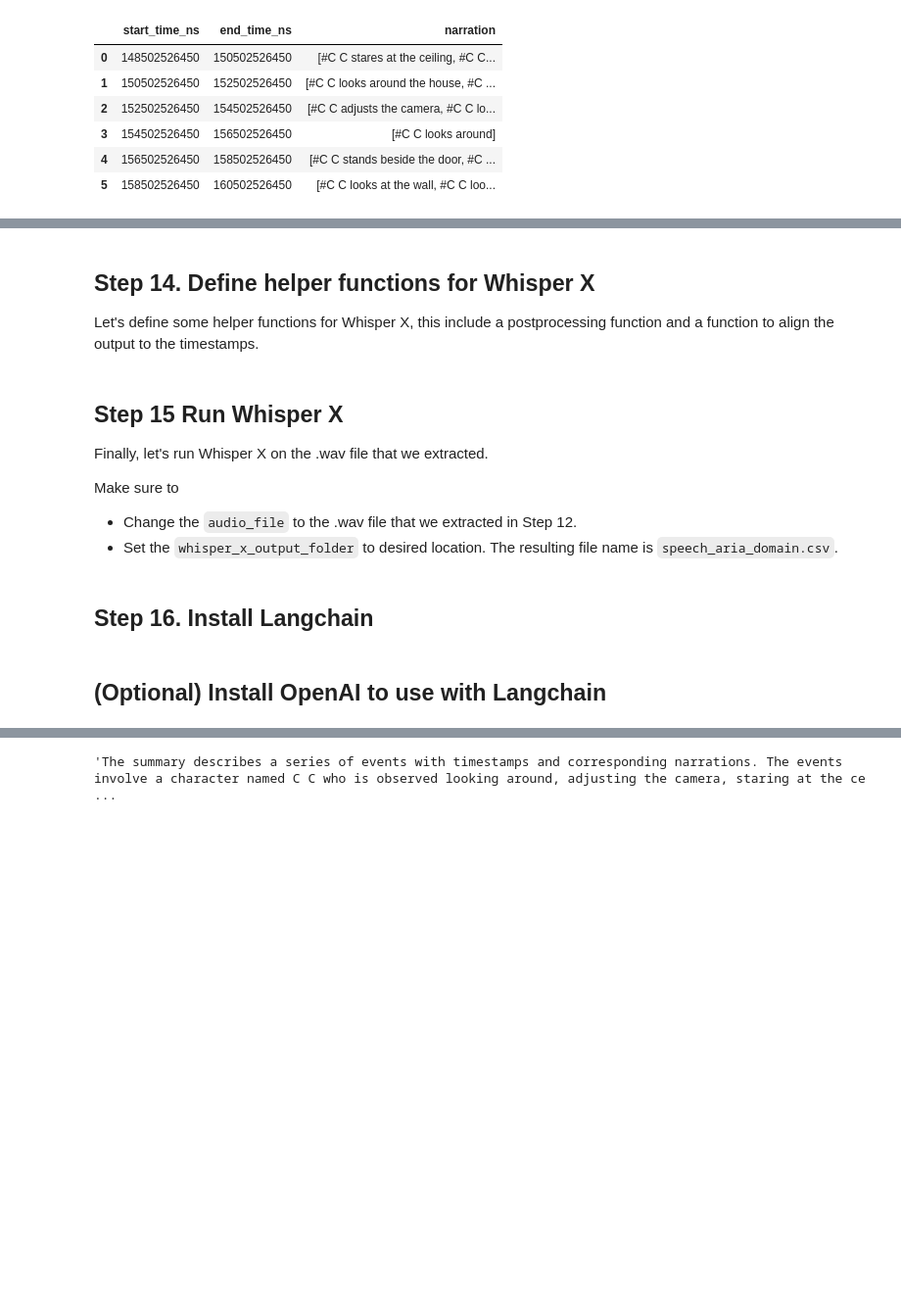
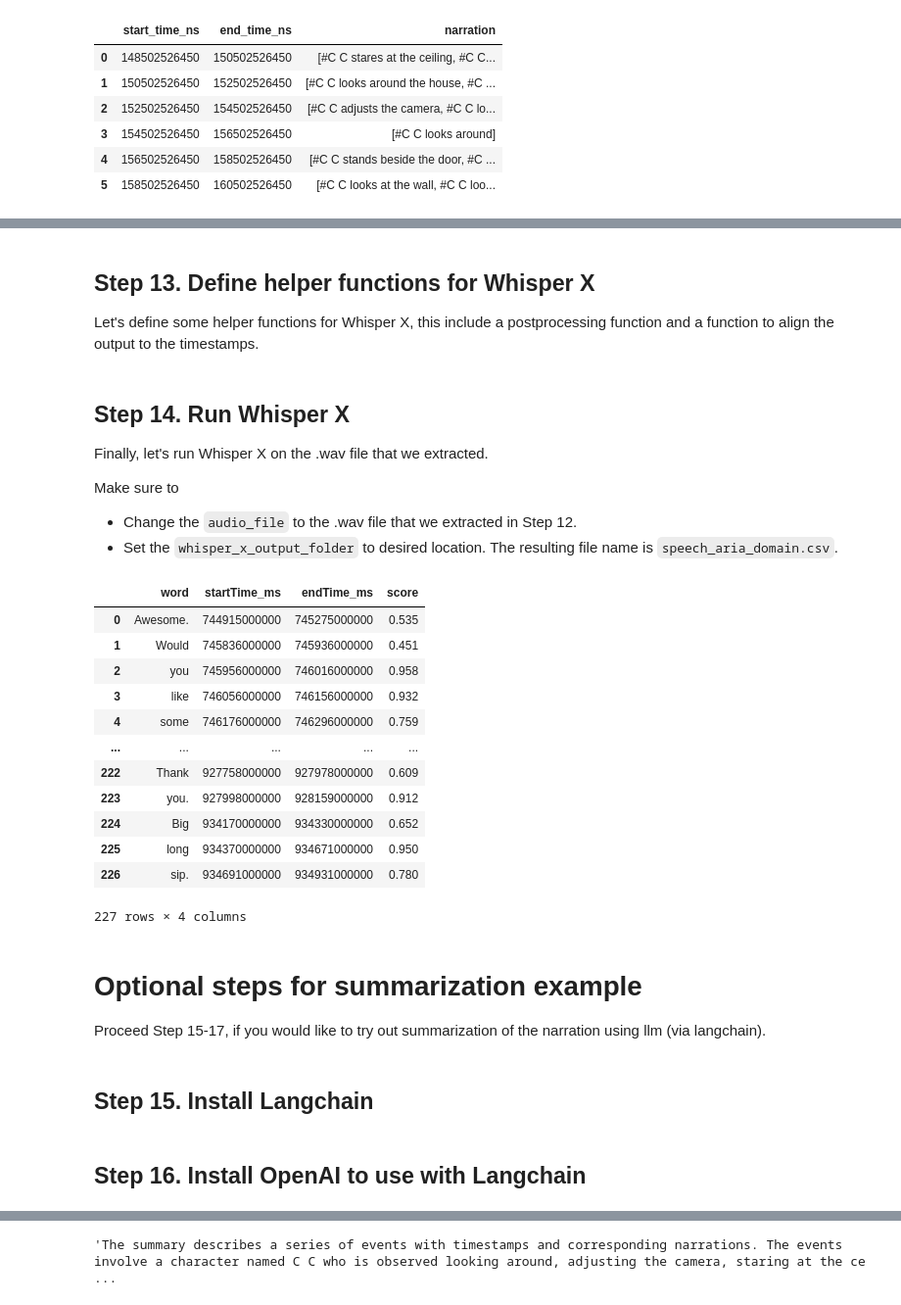
Before and after one commit to facebookresearch/personal-timeline, a Jupyter notebook: notebooks/extract_narration_tutorial.ipynb, the cells around one changed output, grey strips where cells are left out. Shown: that part at 98% size. Saved outputs shown, nothing was run; the diff lists cells and outputs as text; code cells hidden in the pictures; blank space fills up the shorter version.

```diff
--- a/notebooks/extract_narration_tutorial.ipynb
+++ b/notebooks/extract_narration_tutorial.ipynb
@@ -420,7 +423,7 @@ Whisper X is an automatic speech recognition method that provides word-level tim
 # %%
 !pip install git+https://github.com/m-bain/whisperx.git
 # %% [markdown]
-## Step 14. Define helper functions for Whisper X
+## Step 13. Define helper functions for Whisper X
 Let's define some helper functions for Whisper X, this include a postprocessing function and a function to align the output to the timestamps.
 # %%
 import logging
@@ -509,7 +515,7 @@ def run_whisperx_aria_wav(
         logging.warning(f"Cannot process {file_path} because {err}. Skip this recording.")
 # %% [markdown]
 
-## Step 15 Run Whisper X
+## Step 14. Run Whisper X
 Finally, let's run Whisper X on the .wav file that we extracted.
 
 Make sure to
@@ -523,11 +529,31 @@ model = whisperx.load_model("large-v2", device, compute_type=compute_type)
 batch_size = 16 # reduce if low on GPU mem, or keep it None
 provider = run_whisperx_aria_wav(model, audio_file, output_folder=whisper_x_output_folder, batch_size=batch_size)
+# %%
+asr_df = pd.read_csv("speech_aria_domain.csv")
+display(asr_df)
+# %% [output]
+|  | word | startTime_ms | endTime_ms | score |
+| 0 | Awesome. | 744915000000 | 745275000000 | 0.535 |
+| 1 | Would | 745836000000 | 745936000000 | 0.451 |
+| 2 | you | 745956000000 | 746016000000 | 0.958 |
+| 3 | like | 746056000000 | 746156000000 | 0.932 |
+| 4 | some | 746176000000 | 746296000000 | 0.759 |
+| ... | ... | ... | ... | ... |
+| 222 | Thank | 927758000000 | 927978000000 | 0.609 |
+| 223 | you. | 927998000000 | 928159000000 | 0.912 |
+| 224 | Big | 934170000000 | 934330000000 | 0.652 |
+| 225 | long | 934370000000 | 934671000000 | 0.950 |
+| 226 | sip. | 934691000000 | 934931000000 | 0.780 |
+227 rows × 4 columns
+# %% [markdown]
+# Optional steps for summarization example
+Proceed Step 15-17, if you would like to try out summarization of the narration using llm (via langchain).
 # %% [markdown]
-## Step 16. Install Langchain
+## Step 15. Install Langchain
 # %%
 !pip install langchain
 # %% [markdown]
-## (Optional) Install OpenAI to use with Langchain
+## Step 16. Install OpenAI to use with Langchain
 # %%
 import locale
 locale.getpreferredencoding = lambda: "UTF-8"
```
Also changed, not shown: parts of 10 cells of this notebook.
